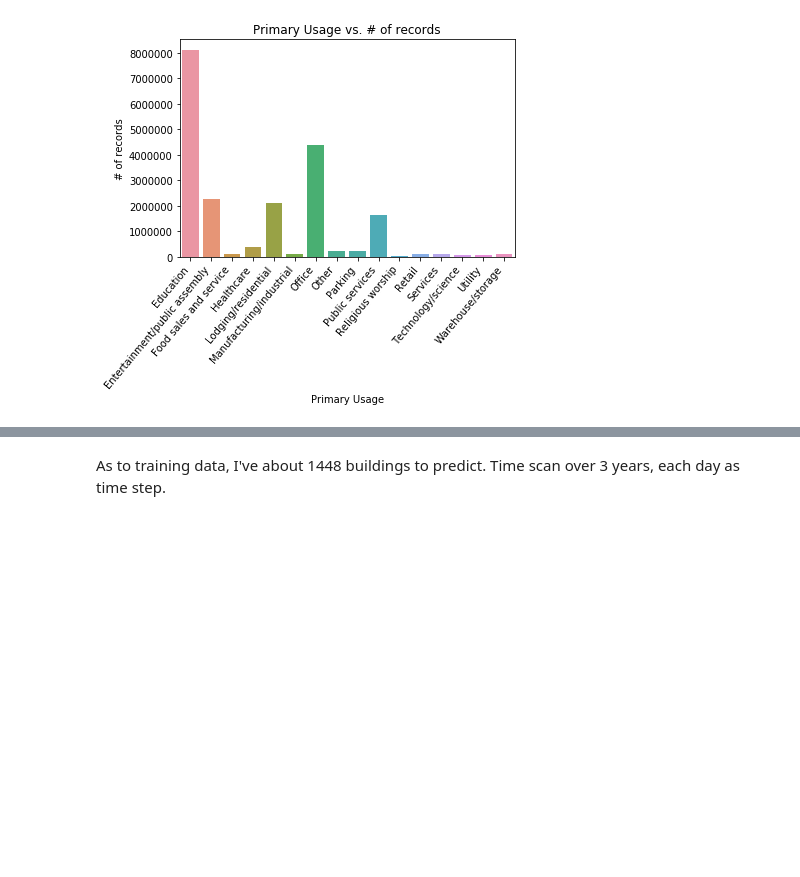
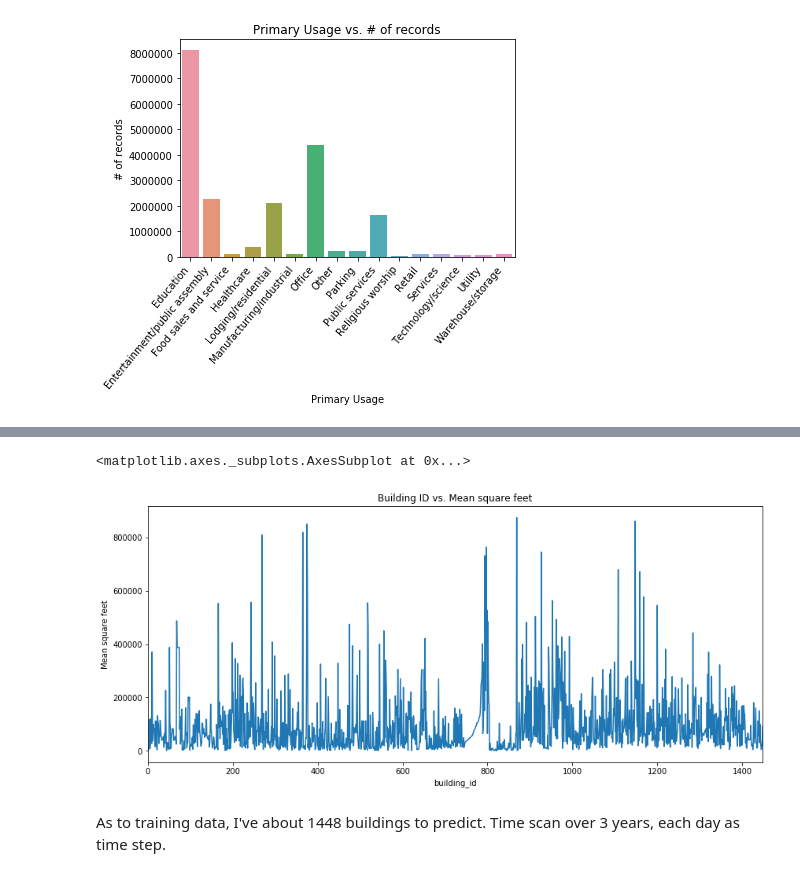
Before and after one commit to laurence-lin/Kaggle_competition, a Jupyter notebook: Ashrae_predict_EDA.ipynb, the cells around one changed output, grey strips where cells are left out. Drawn from its saved outputs; the diff is of its cells as text; code cells hidden in the pictures; blank space fills up the shorter version.

```diff
--- a/Ashrae_predict_EDA.ipynb
+++ b/Ashrae_predict_EDA.ipynb
@@ -389,3 +428,11 @@ ax = sns.barplot()
+# %%
+# Observe mean square feet for each building
+fig, ax = plt.subplots(1, 1, figsize = (14, 6))
+ax.set(xlabel = 'Building ID', ylabel = 'Mean square feet', title = 'Building ID vs. Mean square feet')
+train.groupby('building_id')['square_feet'].mean().plot(ax = ax)
+# %% [output]
+<matplotlib.axes._subplots.AxesSubplot at 0x...>
+[figure, added]
 # %% [markdown]
 As to training data, I've about 1448 buildings to predict.
 Time scan over 3 years, each day as time step.
```
Also changed, not shown: parts of 7 cells of this notebook.
